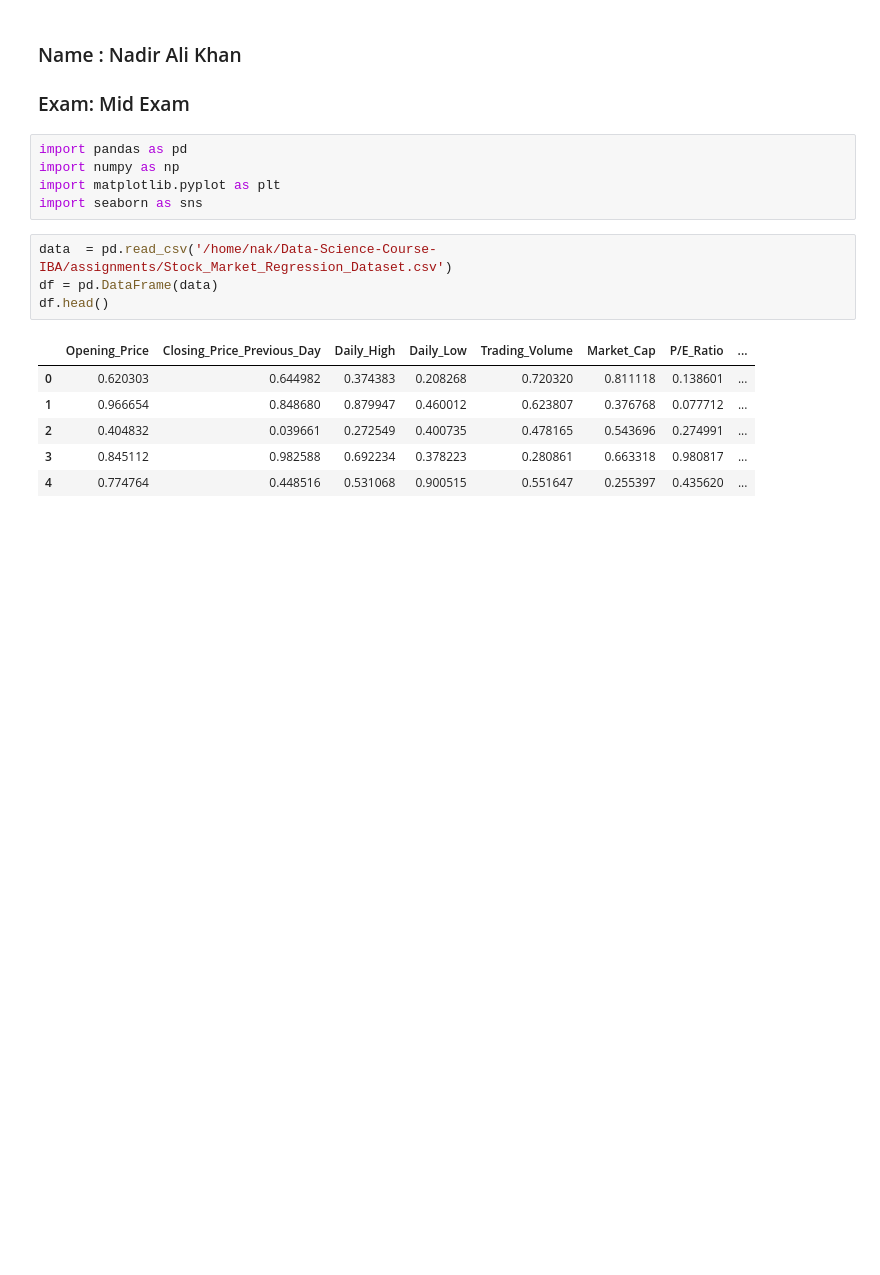
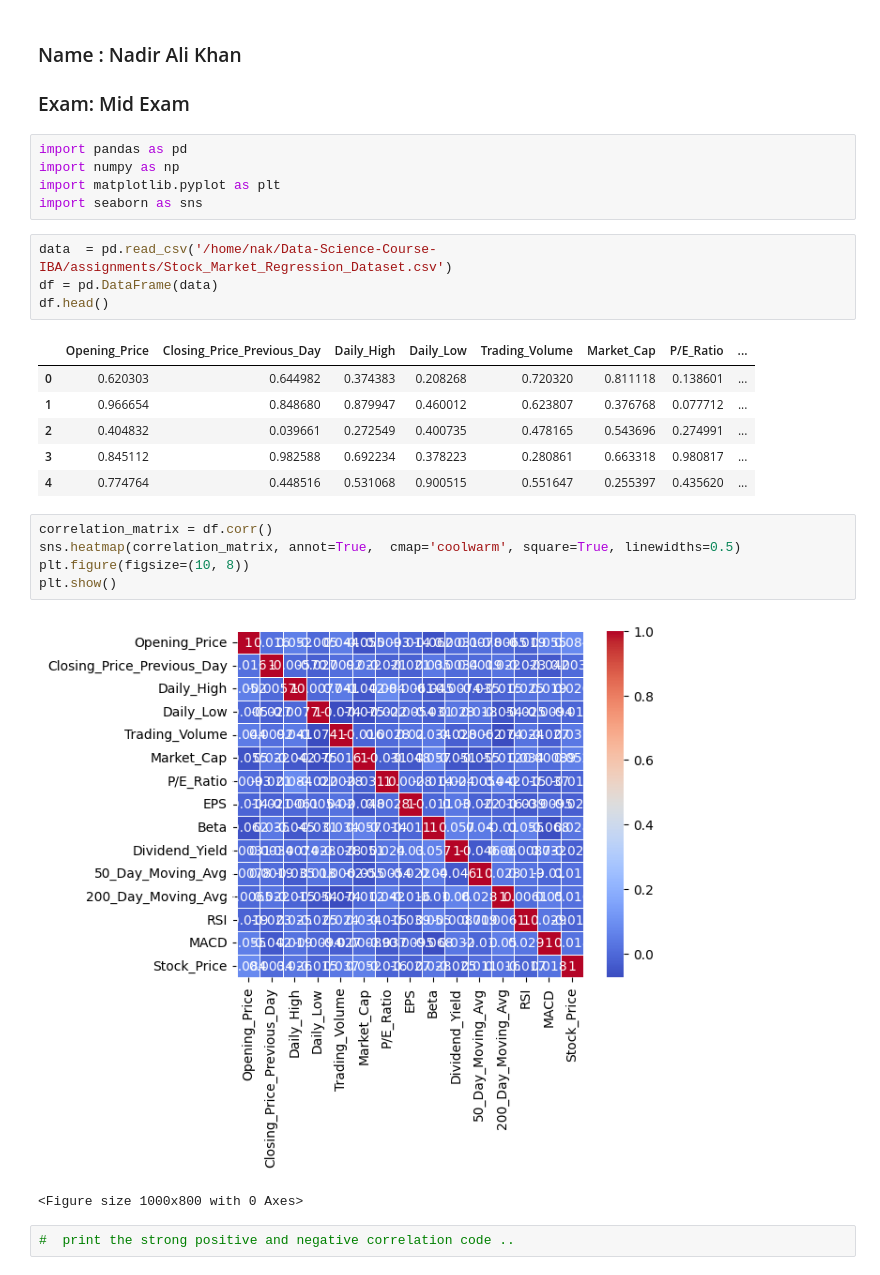
Before and after one commit to NadirAliOfficial/Data-Science-Course-IBA, a Jupyter notebook: assignments/MidExam_NadirAliKhan.ipynb, the cells around one changed output. Saved outputs shown, nothing was run; the diff lists cells and outputs as text; blank space fills up the shorter version.

```diff
--- a/assignments/MidExam_NadirAliKhan.ipynb
+++ b/assignments/MidExam_NadirAliKhan.ipynb
@@ -17,3 +17,13 @@ df.head()
 | 2 | 0.404832 | 0.039661 | 0.272549 | 0.400735 | 0.478165 | 0.543696 | 0.274991 | ... |
 | 3 | 0.845112 | 0.982588 | 0.692234 | 0.378223 | 0.280861 | 0.663318 | 0.980817 | ... |
 | 4 | 0.774764 | 0.448516 | 0.531068 | 0.900515 | 0.551647 | 0.255397 | 0.435620 | ... |
+# %%
+correlation_matrix = df.corr()
+sns.heatmap(correlation_matrix, annot=True,  cmap='coolwarm', square=True, linewidths=0.5)
+plt.figure(figsize=(10, 8))
+plt.show()
+# %% [output]
+[figure, added]
+<Figure size 1000x800 with 0 Axes>
+# %%
+#  print the strong positive and negative correlation code ..
```
Also changed, not shown: parts of 2 cells of this notebook.
